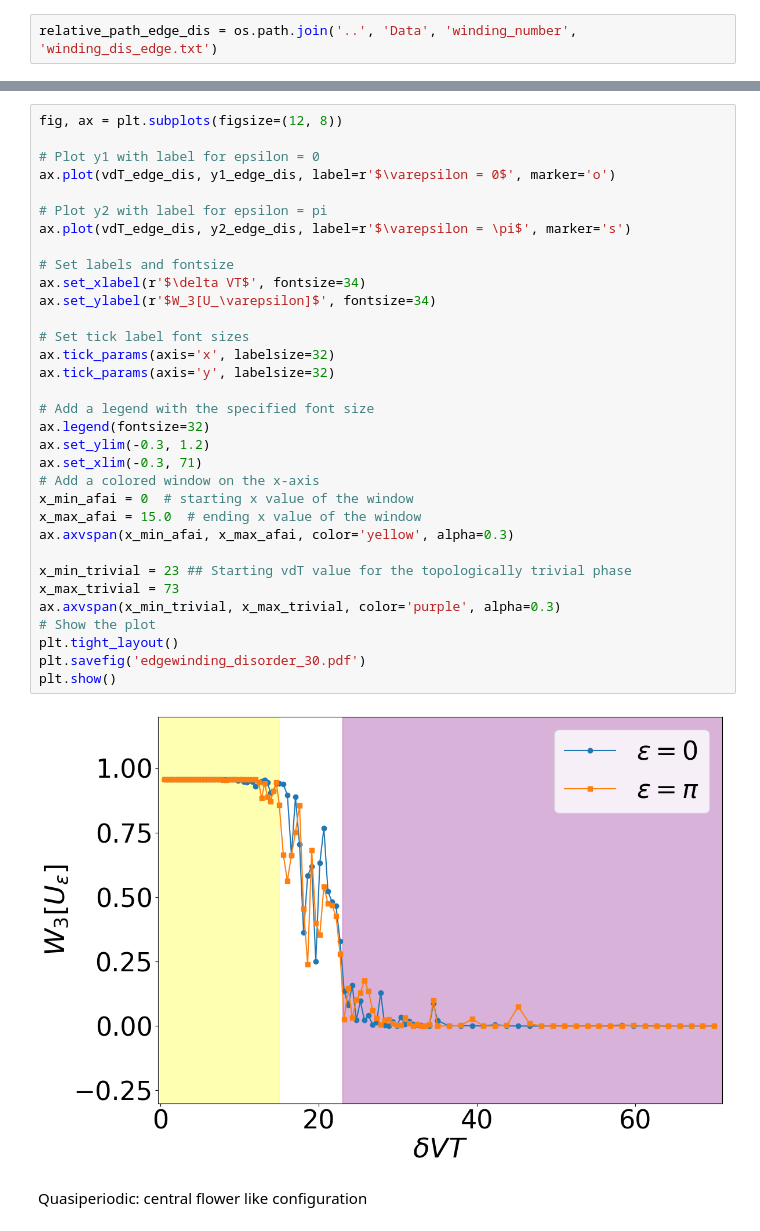
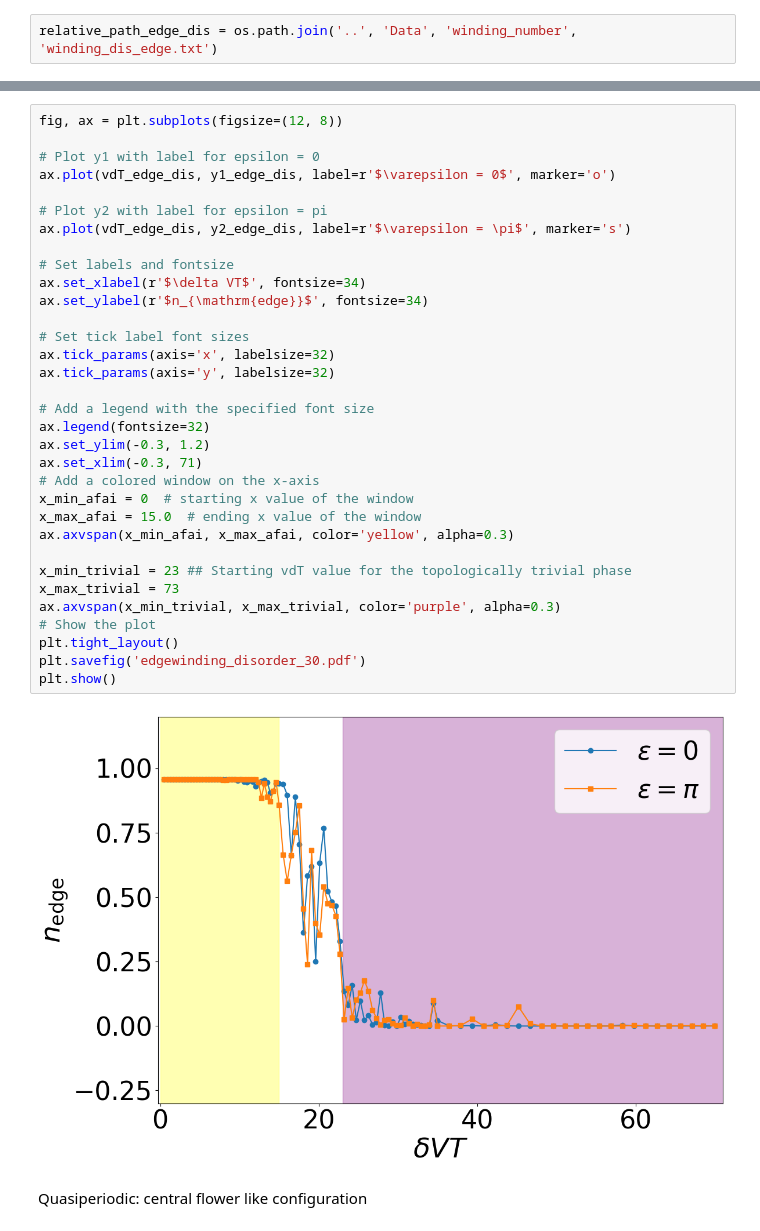
Before and after one commit to NGC2237-Clark/Topo_Loco_QCs, a Jupyter notebook: Floquet/AFAI_GPU_debugertbc.ipynb, the cells around one changed output, grey strips where cells are left out. Cells and saved outputs as stored; diff of their text form.

```diff
--- a/Floquet/AFAI_GPU_debugertbc.ipynb
+++ b/Floquet/AFAI_GPU_debugertbc.ipynb
@@ -453,35 +453,35 @@ fig, ax = plt.subplots(figsize=(12, 8))
 # Plot y1 with label for epsilon = 0
 ax.plot(vdT_edge_dis, y1_edge_dis, label=r'$\varepsilon = 0$', marker='o')
 
 # Plot y2 with label for epsilon = pi
 ax.plot(vdT_edge_dis, y2_edge_dis, label=r'$\varepsilon = \pi$', marker='s')
 
 # Set labels and fontsize
 ax.set_xlabel(r'$\delta VT$', fontsize=34)
-ax.set_ylabel(r'$W_3[U_\varepsilon]$', fontsize=34)
+ax.set_ylabel(r'$n_{\mathrm{edge}}$', fontsize=34)
 
 # Set tick label font sizes
 ax.tick_params(axis='x', labelsize=32)
 ax.tick_params(axis='y', labelsize=32)
 
 # Add a legend with the specified font size
 ax.legend(fontsize=32)
 ax.set_ylim(-0.3, 1.2)
 ax.set_xlim(-0.3, 71)
 # Add a colored window on the x-axis
 x_min_afai = 0  # starting x value of the window
 x_max_afai = 15.0  # ending x value of the window
 ax.axvspan(x_min_afai, x_max_afai, color='yellow', alpha=0.3)
 
 x_min_trivial = 23 ## Starting vdT value for the topologically trivial phase
 x_max_trivial = 73
 ax.axvspan(x_min_trivial, x_max_trivial, color='purple', alpha=0.3)
 # Show the plot
 plt.tight_layout()
 plt.savefig('edgewinding_disorder_30.pdf')
 plt.show()
 # %% [output]
-[figure, old version]
+[figure, new version]
 # %% [markdown]
 Quasiperiodic: central flower like configuration
 # %%
```
Also changed, not shown: parts of 1 cell of this notebook, 5 other files.
